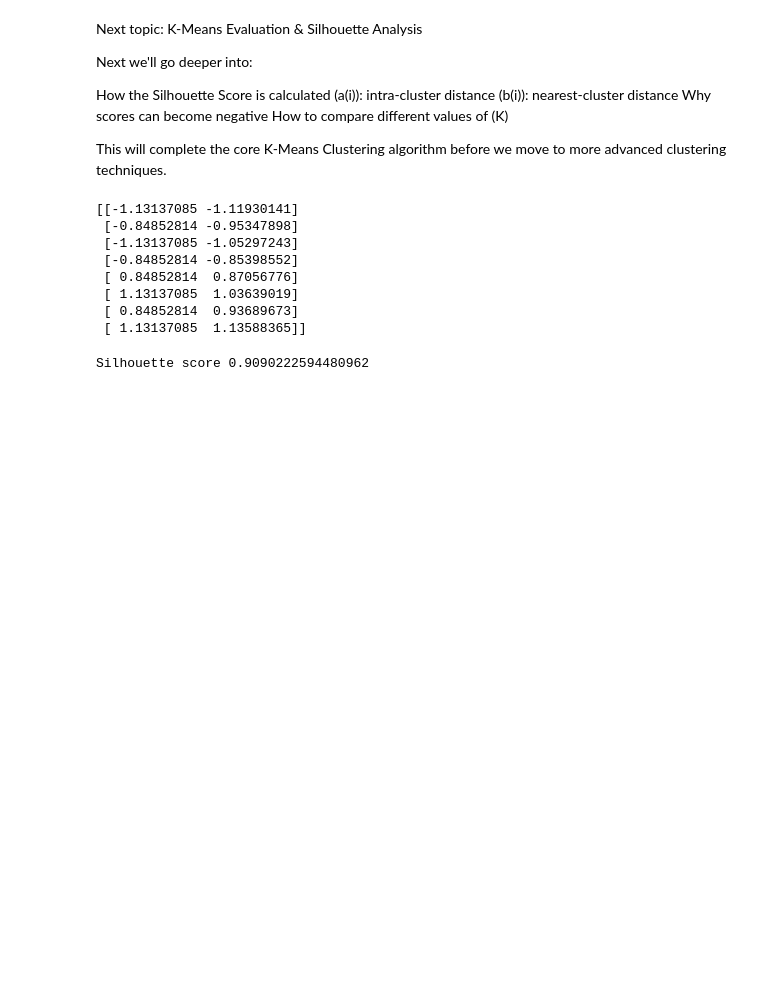
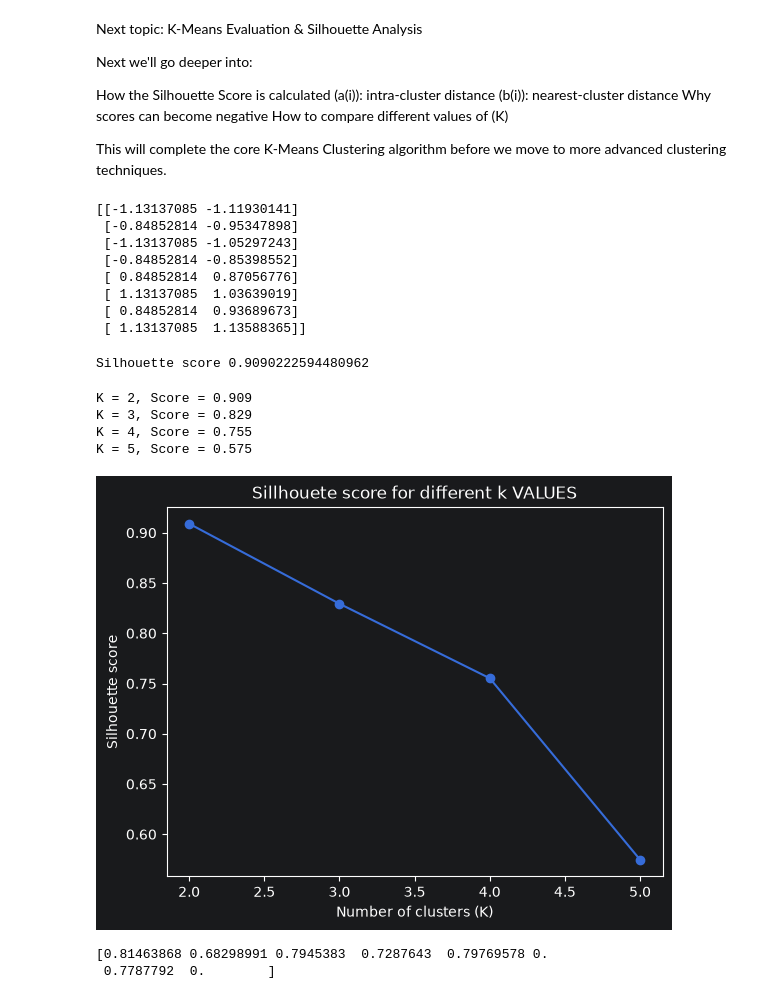
Before and after one commit to MUHAMMADZARYABKHAN-21/new.py, a Jupyter notebook: SCIKIT/Lesson25K_means_clustering.ipynb, the cells around one changed output. Cells and saved outputs as stored; diff of their text form; code cells hidden in the pictures; blank space fills up the shorter version.

Commit message:
Silhouette analysis completed

```diff
--- a/SCIKIT/Lesson25K_means_clustering.ipynb
+++ b/SCIKIT/Lesson25K_means_clustering.ipynb
@@ -476,3 +476,37 @@ for k in range(2,6):
     labels=model.fit_predict(X_scaled)
     score1=silhouette_score(X_scaled,labels)
     silhouette_score1.append(score1)
+# %%
+for k, score in zip(
+    range(2, 6),
+    silhouette_score1
+):
+    print(f"K = {k}, Score = {score:.3f}")
+# %% [output]
+K = 2, Score = 0.909
+K = 3, Score = 0.829
+K = 4, Score = 0.755
+K = 5, Score = 0.575
+# %%
+import matplotlib.pyplot as plt
+plt.plot(
+    range(2,6),
+    silhouette_score1,
+    marker="o"
+)
+plt.xlabel("Number of clusters (K)")
+plt.ylabel("Silhouette score")
+plt.title("Sillhouete score for different k VALUES")
+plt.show()
+# %% [output]
+[figure, added]
+# %%
+from sklearn.metrics import silhouette_samples
+individual_score=silhouette_samples(
+     X_scaled,
+    labels
+)
+print(individual_score)
+# %% [output]
+[0.81463868 0.68298991 0.7945383  0.7287643  0.79769578 0.
+ 0.7787792  0.        ]
```
Also changed, not shown: parts of 1 cell of this notebook.
